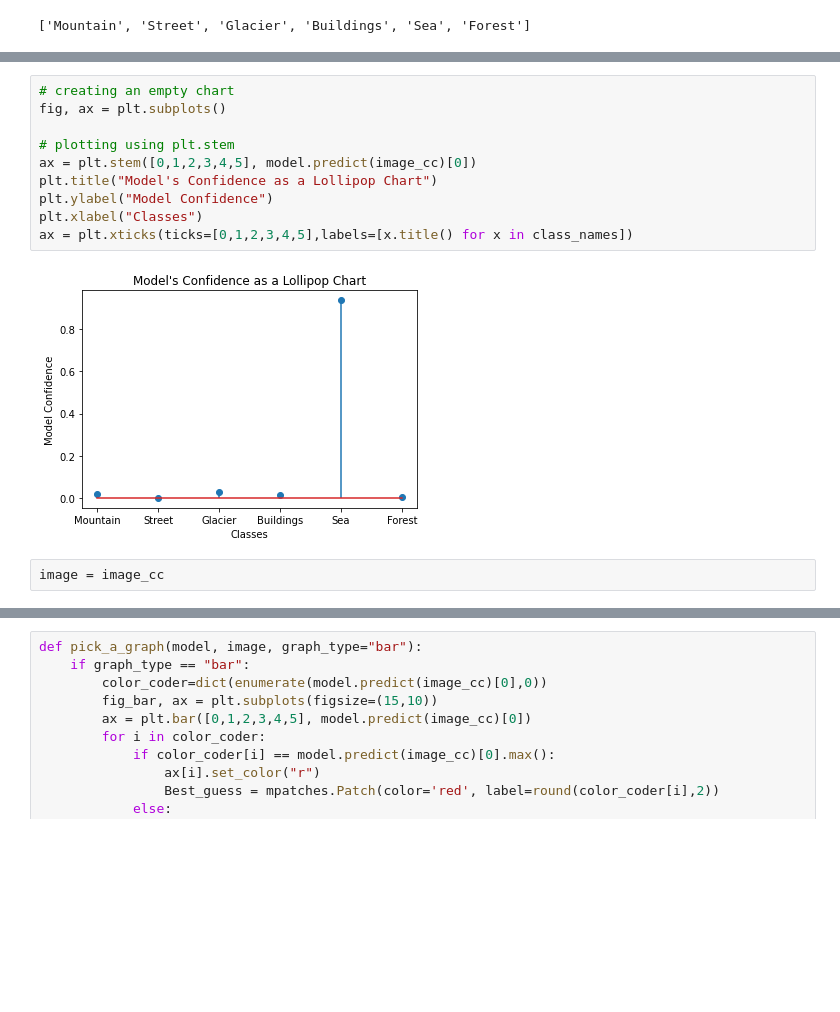
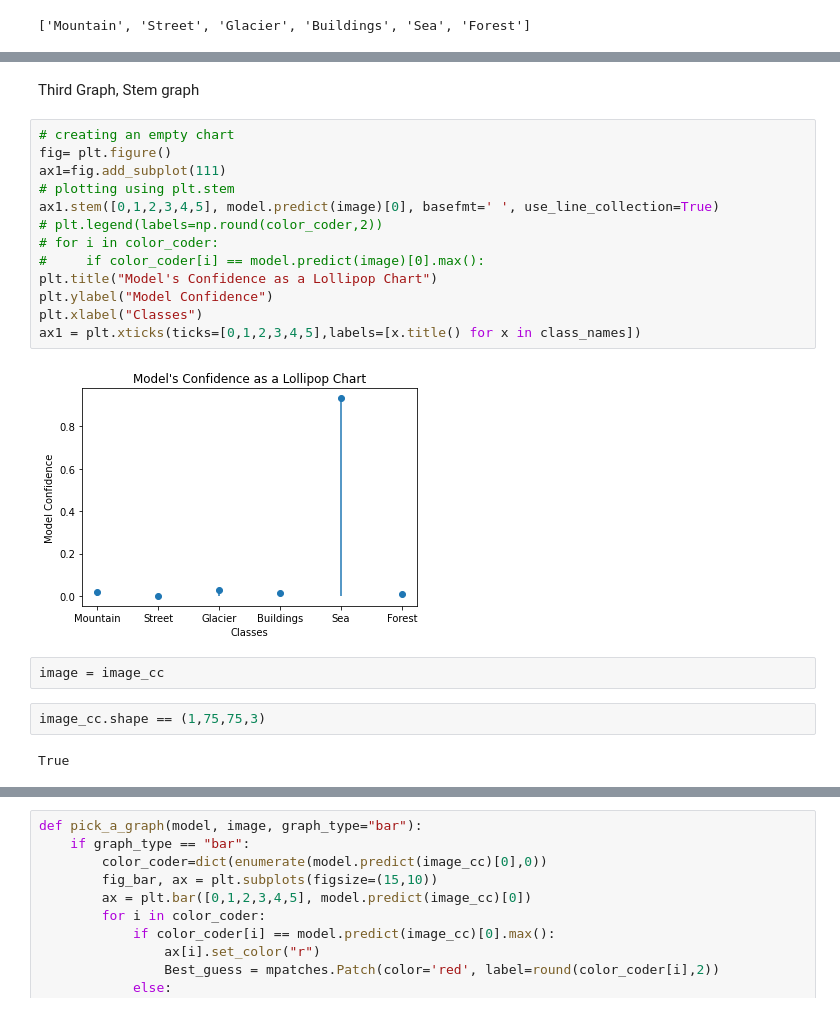
Before and after one commit to Joshua-Hill-Science/Landscapes, a Jupyter notebook: website_deployment/Deployment_Testing.ipynb, the cells around one changed output, grey strips where cells are left out. Cells and saved outputs as stored; diff of their text form; blank space fills up the shorter version.

```diff
--- a/website_deployment/Deployment_Testing.ipynb
+++ b/website_deployment/Deployment_Testing.ipynb
@@ -87,17 +96,26 @@ plt.show()
+# %% [markdown]
+Third Graph, Stem graph
 # %%
 # creating an empty chart
-fig, ax = plt.subplots()
-
+fig= plt.figure()
+ax1=fig.add_subplot(111)
 # plotting using plt.stem
-ax = plt.stem([0,1,2,3,4,5], model.predict(image_cc)[0])
+ax1.stem([0,1,2,3,4,5], model.predict(image)[0], basefmt=' ', use_line_collection=True)
+# plt.legend(labels=np.round(color_coder,2))
+# for i in color_coder:
+#     if color_coder[i] == model.predict(image)[0].max():
 plt.title("Model's Confidence as a Lollipop Chart")
 plt.ylabel("Model Confidence")
 plt.xlabel("Classes")
-ax = plt.xticks(ticks=[0,1,2,3,4,5],labels=[x.title() for x in class_names])
+ax1 = plt.xticks(ticks=[0,1,2,3,4,5],labels=[x.title() for x in class_names])
 # %% [output]
-[figure, old version]
+[figure, new version]
 # %%
 image = image_cc
+# %%
+image_cc.shape == (1,75,75,3)
+# %% [output]
+True
 # %%
 color_coder
 # %% [output]
```
Also changed, not shown: parts of 22 cells of this notebook, 3 other files.
